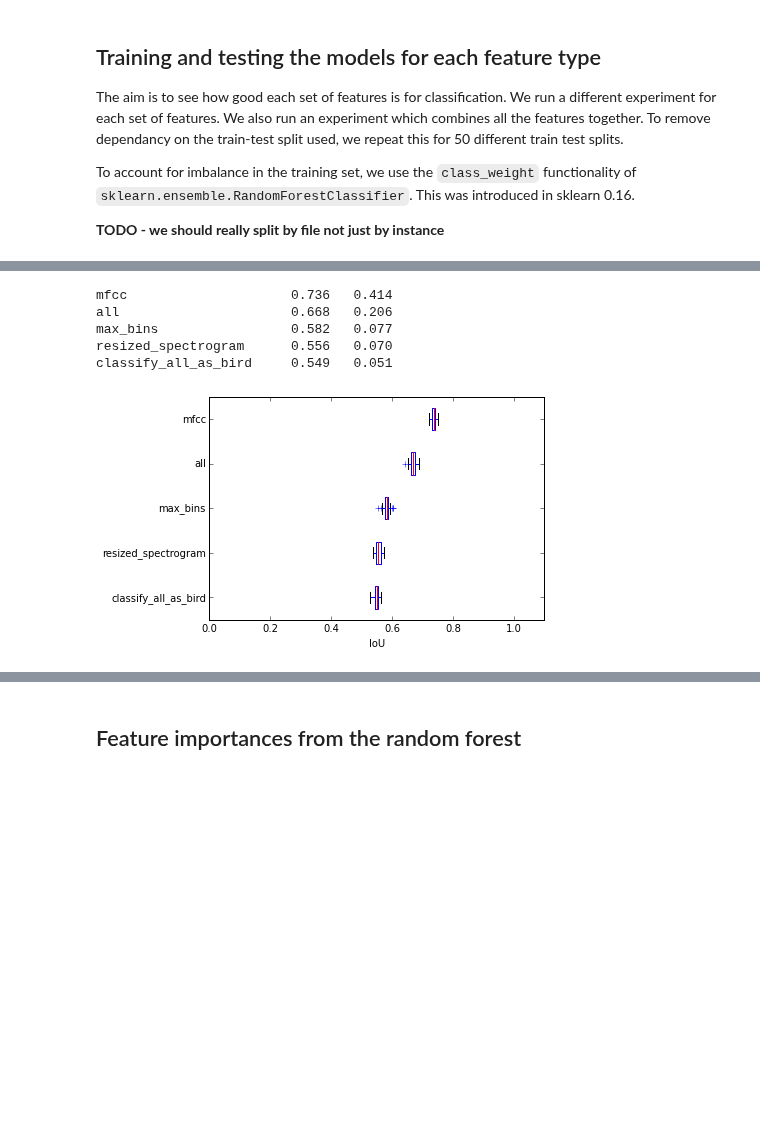
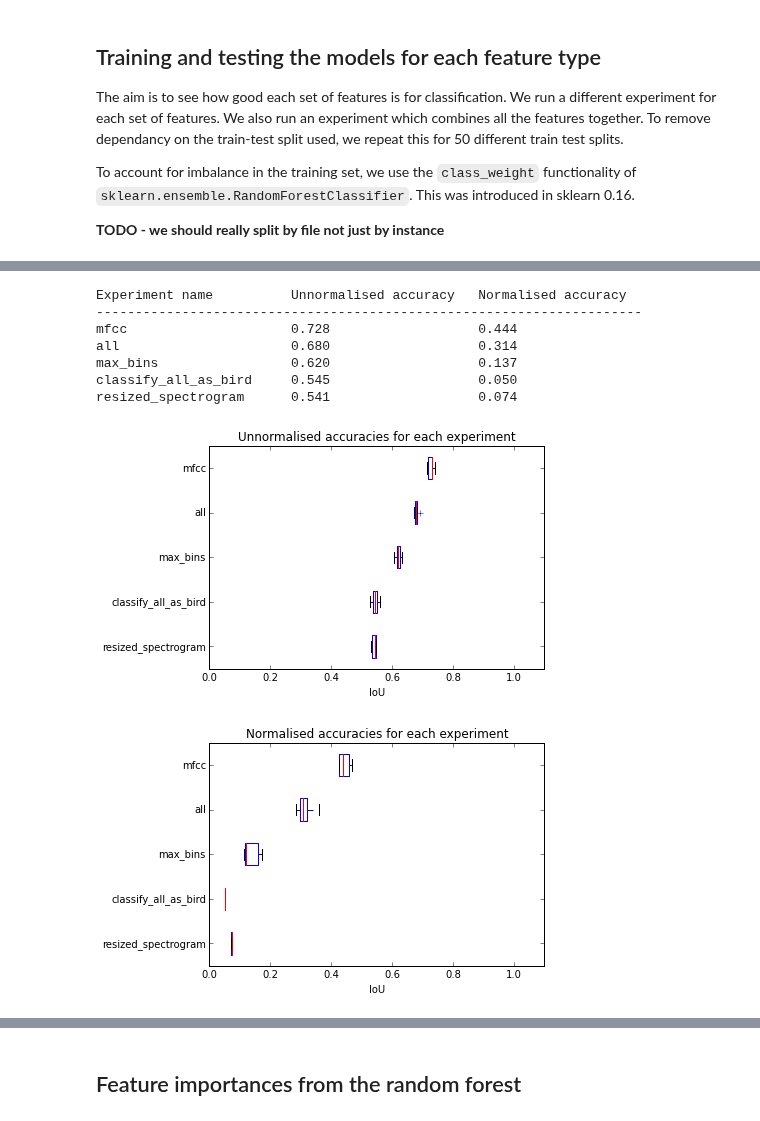
Before and after one commit to mdfirman/CityNet, a Jupyter notebook: notebooks/core/features_evaluation.ipynb, the cells around one changed output, grey strips where cells are left out. Drawn from its saved outputs; the diff is of its cells as text; code cells hidden in the pictures; blank space fills up the shorter version.

```diff
--- a/notebooks/core/features_evaluation.ipynb
+++ b/notebooks/core/features_evaluation.ipynb
@@ -24,5 +35,6 @@ The autoreload extension is already loaded. To reload it, use:
 # %%
-base_path = '/Users/Michael/projects/engage/engaged_hackathon_data/cropped_audio/'
+# this sets where the data is stored
+base_path = '/home/michael/projects/engaged_hackathon_data/cropped_audio/'
 
 spectrogram_parameters = {
     'nfft': 1024,
@@ -159,7 +157,7 @@ experiments = {
 results = collections.defaultdict(list)
 
 # we will repeat the experiment for multiple train/test splits, and ultimately average over them
-for random_seed in range(50):
+for random_seed in range(5):
 
     print "Seed", random_seed,
 
@@ -183,7 +181,11 @@ for random_seed in range(50):
         X_test = X_np[test_idxs]
 
         # training a classifier on these features and then testing on test set
-        rf = RandomForestClassifier(n_estimators=100, max_depth=20, class_weight='auto')
+        rf = RandomForestClassifier(n_estimators=100,     # 100 trees in forest
+                                    max_depth=20,         # chosen this fairly randomly
+                                    class_weight='auto',  # to help account for imbalance in training set
+                                    n_jobs=-1,            # to make parallel
+                                    max_features=None)    # at each node, check *all* the features for a good split
         rf.fit(X_train, Y_train)
         Y_pred = rf.predict(X_test)
 
@@ -198,70 +204,85 @@ There are
 # %%
 import sklearn.metrics
 
-def unweighted_accuracy(Y_pred, Y_ground_truth):
+
+def unnormalised_accuracy(Y_pred, Y_ground_truth):
     """
     This is simply the fraction of the test data which have been correctly labelled
     """
     return sklearn.metrics.accuracy_score(Y_pred, Y_ground_truth)
 
-def class_weighted_accuracy(Y_pred, Y_ground_truth):
+
+def class_normalised_accuracy(Y_pred, Y_ground_truth):
     """
     This is the average fraction of each class in the ground truth examples which were correctly labelled.
     This helps to remove bias caused by large imbalance in class labels in the testing set
     """
-#     all_labels_in_ground_truth = list(set(Y_ground_truth))
-    correct_label_count = defaultdict(int)
-    total_label_count = defaultdict(int)
+    correct_label_count = collections.defaultdict(int)
+    total_label_count = collections.defaultdict(int)
 
+    # for each prediction, update the number of correct vs total labels
     for y_pred, y_ground_truth in zip(Y_pred, Y_ground_truth):
 
         total_label_count[y_ground_truth] += 1
 
-#         print y_pred, y_ground_truth
         if y_pred == y_ground_truth:
             correct_label_count[y_ground_truth] += 1
 
-#     print correct_label_count
+    # compute a final per-class accuracy
     these_accs = []
     for class_name, total_count in total_label_count.iteritems():
         correct_count = correct_label_count[class_name]
         these_accs.append(float(correct_count) / float(total_count))
-#         print class_name, correct_count, total_count
 
+    # return the mean per-class accuracy
     return np.array(these_accs).mean()
+
 
 accuracies = []
 
 # Find the accuracy of each feature type
 for experiment_name, result_list in results.iteritems():
 
     # get a list of all the accuracy results for each train/test split
-    unweighted_acc = [unweighted_accuracy( result['Y_pred'], result['Y_test'])
+    unnormalised_acc = [unnormalised_accuracy( result['Y_pred'], result['Y_test'])
            for result in result_list]
 
-    weighted_acc = [class_weighted_accuracy( result['Y_pred'], result['Y_test'])
+    class_normalised_acc = [class_normalised_accuracy( result['Y_pred'], result['Y_test'])
            for result in result_list]
 
-    accuracies.append((experiment_name, unweighted_acc, weighted_acc))
+    accuracies.append((experiment_name, unnormalised_acc, class_normalised_acc))
 
 # sorting the list of accuracies by median accuracy
 accuracies = sorted(accuracies, key=lambda x: np.median(np.array(x[1])))
 
 # printing this sorted list
+print "Experiment name".ljust(25) + "Unnormalised accuracy".ljust(24) + "Normalised accuracy".ljust(20)
+print '-' * 70
 for experiment_name, acc1, acc2 in accuracies[::-1]:
-    print experiment_name.ljust(25) + '%0.3f\t %0.3f' % (np.array(acc1).mean(), np.array(acc2).mean())
+    print experiment_name.ljust(25) + '%0.3f\t\t\t %0.3f' % (np.array(acc1).mean(), np.array(acc2).mean())
 
 plt.boxplot([acc[1] for acc in accuracies], 0, 'b+', 0);
 plt.xlim(0, 1.1)
 plt.xlabel('IoU')
+plt.title('Unnormalised accuracies for each experiment')
 plt.gca().set_yticklabels([acc[0] for acc in accuracies]);
+
+plt.figure()
+plt.boxplot([acc[2] for acc in accuracies], 0, 'b+', 0);
+plt.xlim(0, 1.1)
+plt.xlabel('IoU')
+plt.title('Normalised accuracies for each experiment')
+plt.gca().set_yticklabels([acc[0] for acc in accuracies]);
 # %% [output]
-mfcc                     0.736   0.414
-all                      0.668   0.206
-max_bins                 0.582   0.077
-resized_spectrogram      0.556   0.070
-classify_all_as_bird     0.549   0.051
+Experiment name          Unnormalised accuracy   Normalised accuracy
+----------------------------------------------------------------------
+mfcc                     0.728                   0.444
+all                      0.680                   0.314
+max_bins                 0.620                   0.137
+classify_all_as_bird     0.545                   0.050
+resized_spectrogram      0.541                   0.074
-[figure, old version]
+[figure, new version]
+[figure, added]
 # %% [markdown]
 ## Confusion matrix
 Only plotting for one run of the results.
```
Also changed, not shown: parts of 11 cells of this notebook.
